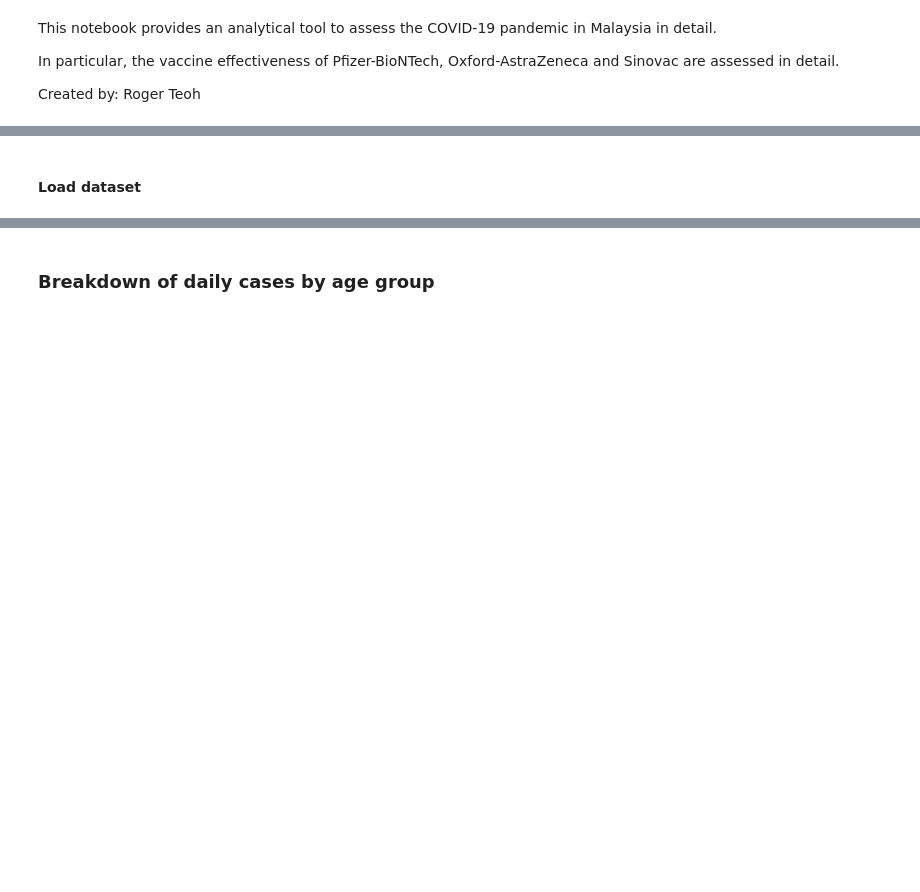
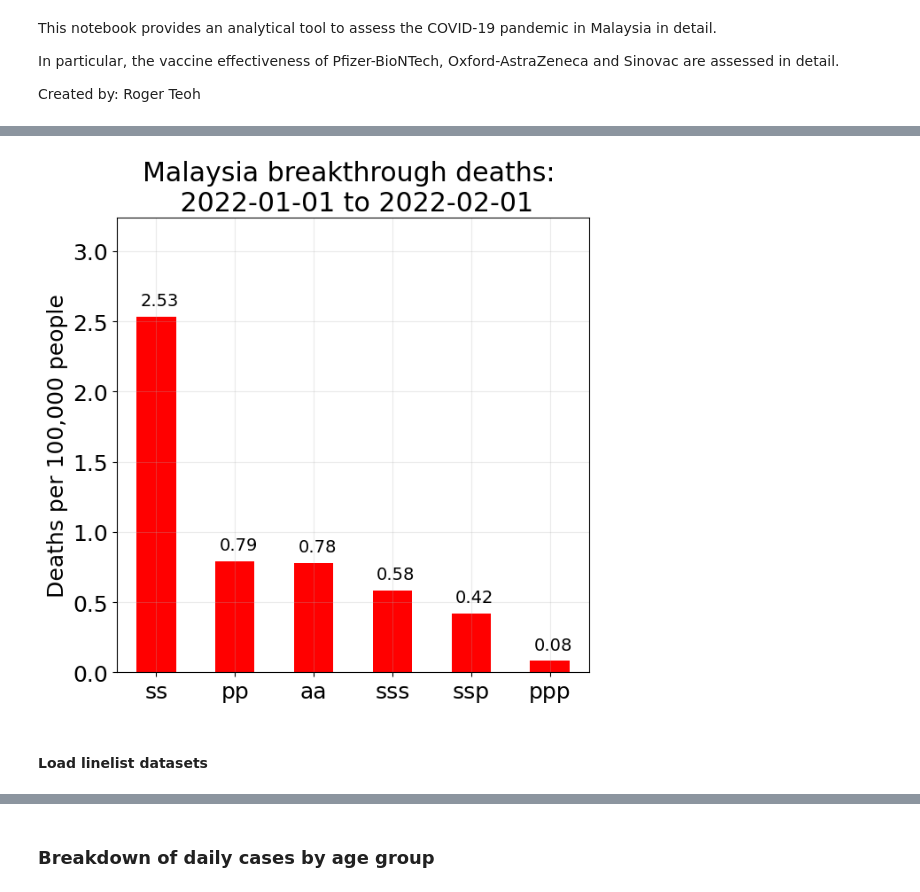
Before and after one commit to MoH-Malaysia/covid19-public, a Jupyter notebook: Malaysia COVID Statistics.ipynb, the cells around one changed output, grey strips where cells are left out. Drawn from its saved outputs; the diff is of its cells as text; code cells hidden in the pictures; blank space fills up the shorter version.

```diff
--- a/Malaysia COVID Statistics.ipynb
+++ b/Malaysia COVID Statistics.ipynb
@@ -9,5 +45,9 @@ Created by: Roger Teoh
+# %%
+boosters.plot_breakthrough_deaths_summary(t_start="2022-01-01", t_end="2022-02-01")
+# %% [output]
+[figure, added]
 # %% [markdown]
-#### Load dataset
+#### Load linelist datasets
 # %%
 from analytics.linelists import Linelists
 
```
Also changed, not shown: parts of 18 cells of this notebook, 7 other files.
